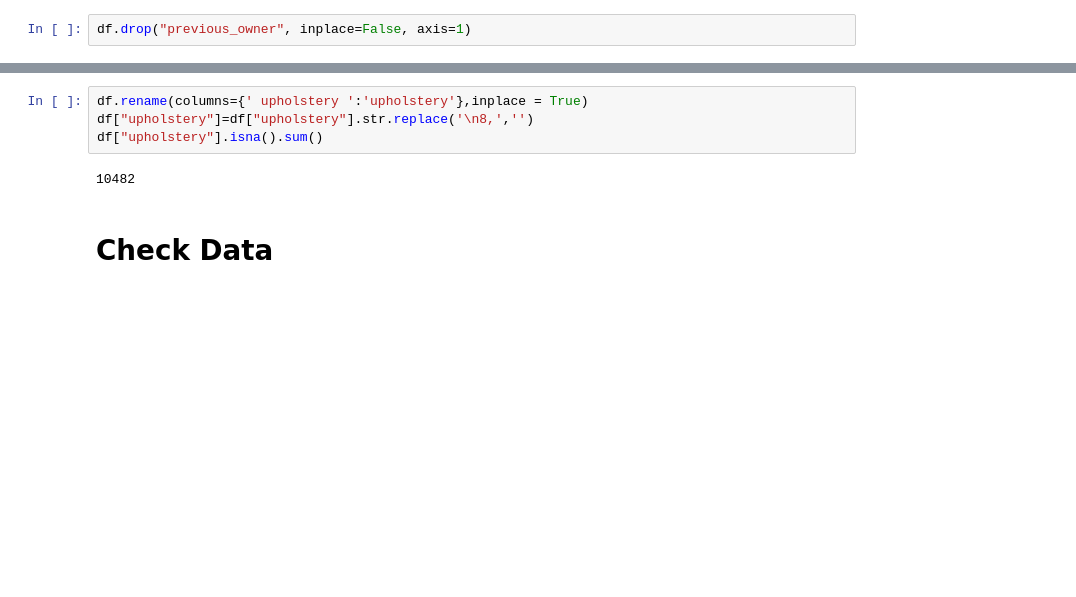
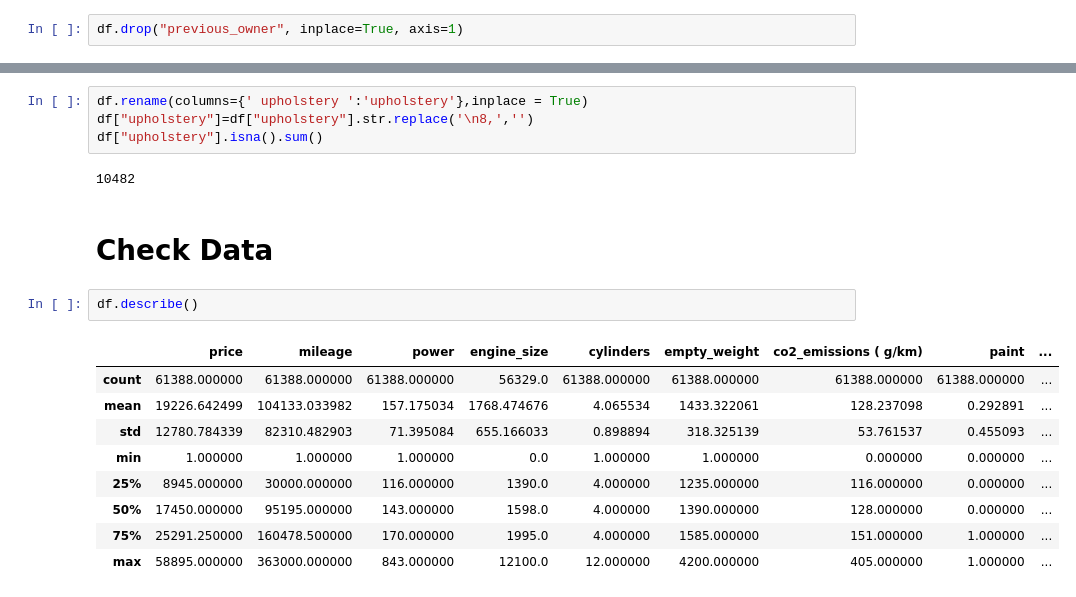
Before and after one commit to yaydemirpro/Data_Preprocessing, a Jupyter notebook: data/main.ipynb, the cells around one changed output, grey strips where cells are left out. Drawn from its saved outputs; the diff is of its cells as text; blank space fills up the shorter version.

```diff
--- a/data/main.ipynb
+++ b/data/main.ipynb
@@ -1594,4 +1635,4 @@ None    57066
 10          1
 Name: count, dtype: int64
 # %%
-df.drop("previous_owner", inplace=False, axis=1)
+df.drop("previous_owner", inplace=True, axis=1)
@@ -2573,3 +2648,15 @@ df["upholstery"].isna().sum()
 10482
 # %% [markdown]
 # Check Data
+# %%
+df.describe()
+# %% [output]
+|  | price | mileage | power | engine_size | cylinders | empty_weight | co2_emissions ( g/km) | paint | ... |
+| count | 61388.000000 | 61388.000000 | 61388.000000 | 56329.0 | 61388.000000 | 61388.000000 | 61388.000000 | 61388.000000 | ... |
+| mean | 19226.642499 | 104133.033982 | 157.175034 | 1768.474676 | 4.065534 | 1433.322061 | 128.237098 | 0.292891 | ... |
+| std | 12780.784339 | 82310.482903 | 71.395084 | 655.166033 | 0.898894 | 318.325139 | 53.761537 | 0.455093 | ... |
+| min | 1.000000 | 1.000000 | 1.000000 | 0.0 | 1.000000 | 1.000000 | 0.000000 | 0.000000 | ... |
+| 25% | 8945.000000 | 30000.000000 | 116.000000 | 1390.0 | 4.000000 | 1235.000000 | 116.000000 | 0.000000 | ... |
+| 50% | 17450.000000 | 95195.000000 | 143.000000 | 1598.0 | 4.000000 | 1390.000000 | 128.000000 | 0.000000 | ... |
+| 75% | 25291.250000 | 160478.500000 | 170.000000 | 1995.0 | 4.000000 | 1585.000000 | 151.000000 | 1.000000 | ... |
+| max | 58895.000000 | 363000.000000 | 843.000000 | 12100.0 | 12.000000 | 4200.000000 | 405.000000 | 1.000000 | ... |
```
Also changed, not shown: parts of 74 cells of this notebook.
